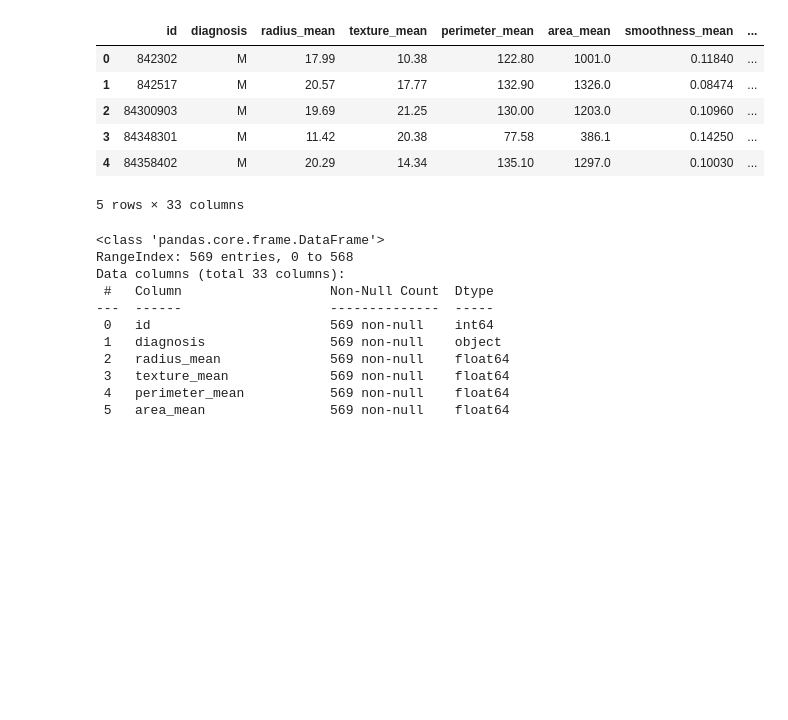
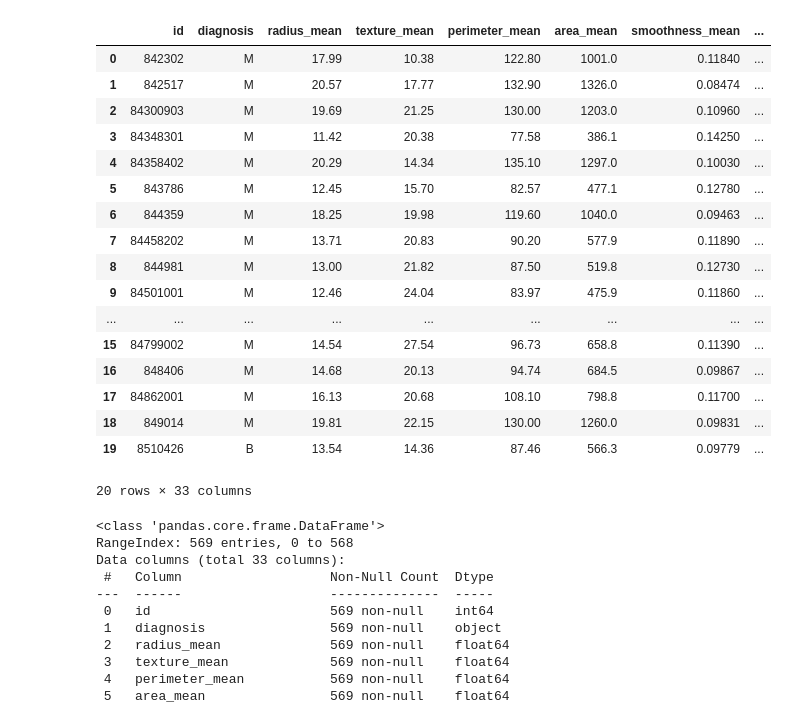
Before and after one commit to JitendraPra40/Health-Guard-Machine-Learning-Powered-Preliminary-Diseases-Predicto, a Jupyter notebook: Python Notebooks/Cancer_Prediction.ipynb, the cells around one changed output. Saved outputs shown, nothing was run; the diff lists cells and outputs as text; code cells hidden in the pictures; blank space fills up the shorter version.

```diff
--- a/Python Notebooks/Cancer_Prediction.ipynb
+++ b/Python Notebooks/Cancer_Prediction.ipynb
@@ -6,15 +6,26 @@ import matplotlib.pyplot as plt
 # %%
 data = pd.read_csv('cancer.csv')
 # %%
-data.head()
+data.head(20)
 # %% [output]
 |  | id | diagnosis | radius_mean | texture_mean | perimeter_mean | area_mean | smoothness_mean | ... |
 | 0 | 842302 | M | 17.99 | 10.38 | 122.80 | 1001.0 | 0.11840 | ... |
 | 1 | 842517 | M | 20.57 | 17.77 | 132.90 | 1326.0 | 0.08474 | ... |
 | 2 | 84300903 | M | 19.69 | 21.25 | 130.00 | 1203.0 | 0.10960 | ... |
 | 3 | 84348301 | M | 11.42 | 20.38 | 77.58 | 386.1 | 0.14250 | ... |
 | 4 | 84358402 | M | 20.29 | 14.34 | 135.10 | 1297.0 | 0.10030 | ... |
+| 5 | 843786 | M | 12.45 | 15.70 | 82.57 | 477.1 | 0.12780 | ... |
+| 6 | 844359 | M | 18.25 | 19.98 | 119.60 | 1040.0 | 0.09463 | ... |
+| 7 | 84458202 | M | 13.71 | 20.83 | 90.20 | 577.9 | 0.11890 | ... |
+| 8 | 844981 | M | 13.00 | 21.82 | 87.50 | 519.8 | 0.12730 | ... |
+| 9 | 84501001 | M | 12.46 | 24.04 | 83.97 | 475.9 | 0.11860 | ... |
+| ... | ... | ... | ... | ... | ... | ... | ... | ... |
+| 15 | 84799002 | M | 14.54 | 27.54 | 96.73 | 658.8 | 0.11390 | ... |
+| 16 | 848406 | M | 14.68 | 20.13 | 94.74 | 684.5 | 0.09867 | ... |
+| 17 | 84862001 | M | 16.13 | 20.68 | 108.10 | 798.8 | 0.11700 | ... |
+| 18 | 849014 | M | 19.81 | 22.15 | 130.00 | 1260.0 | 0.09831 | ... |
+| 19 | 8510426 | B | 13.54 | 14.36 | 87.46 | 566.3 | 0.09779 | ... |
-5 rows × 33 columns
+20 rows × 33 columns
 # %%
 data.info()
 # %% [output]
```
Also changed, not shown: parts of 8 cells of this notebook, 15 other files.
